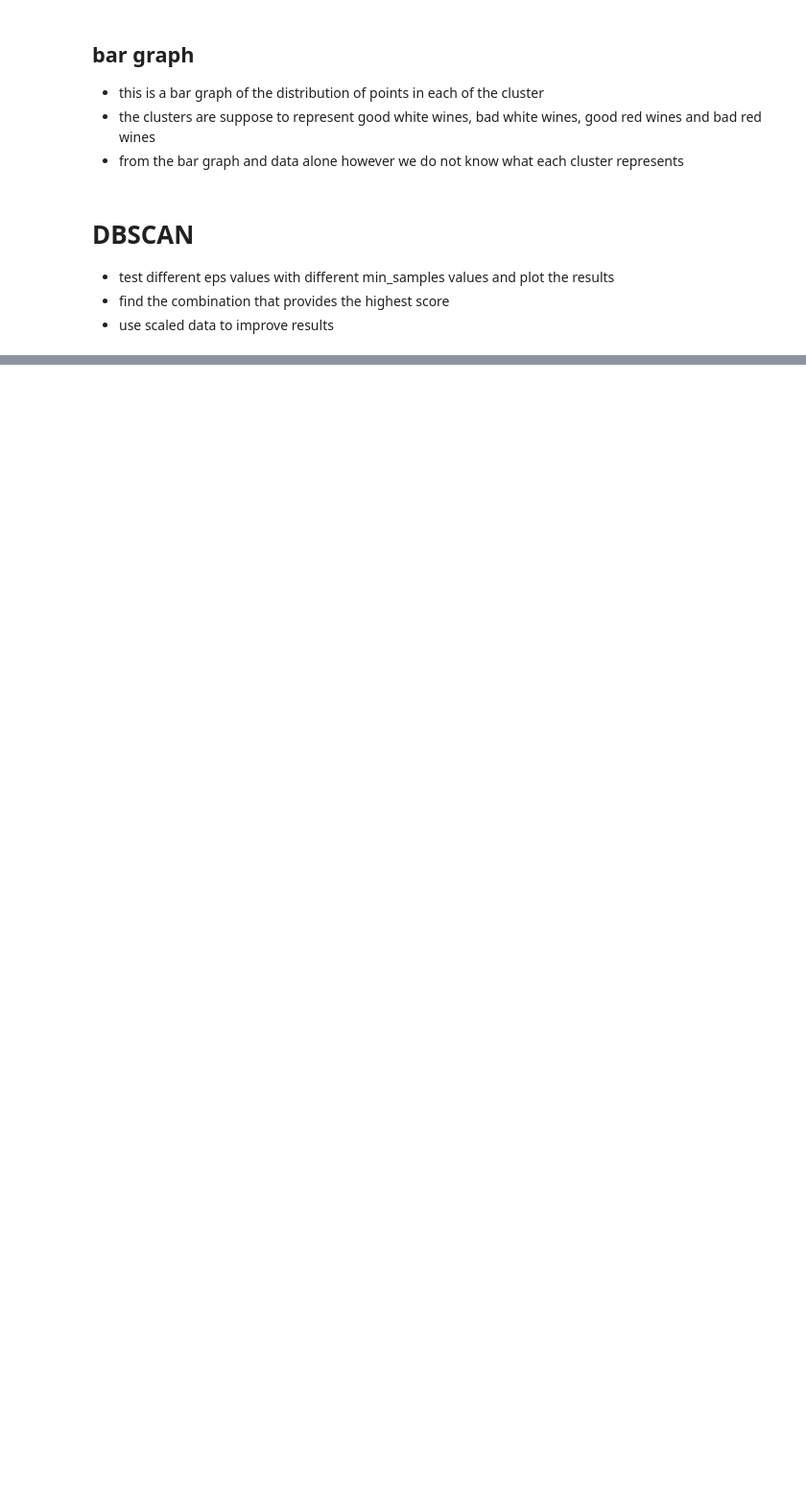
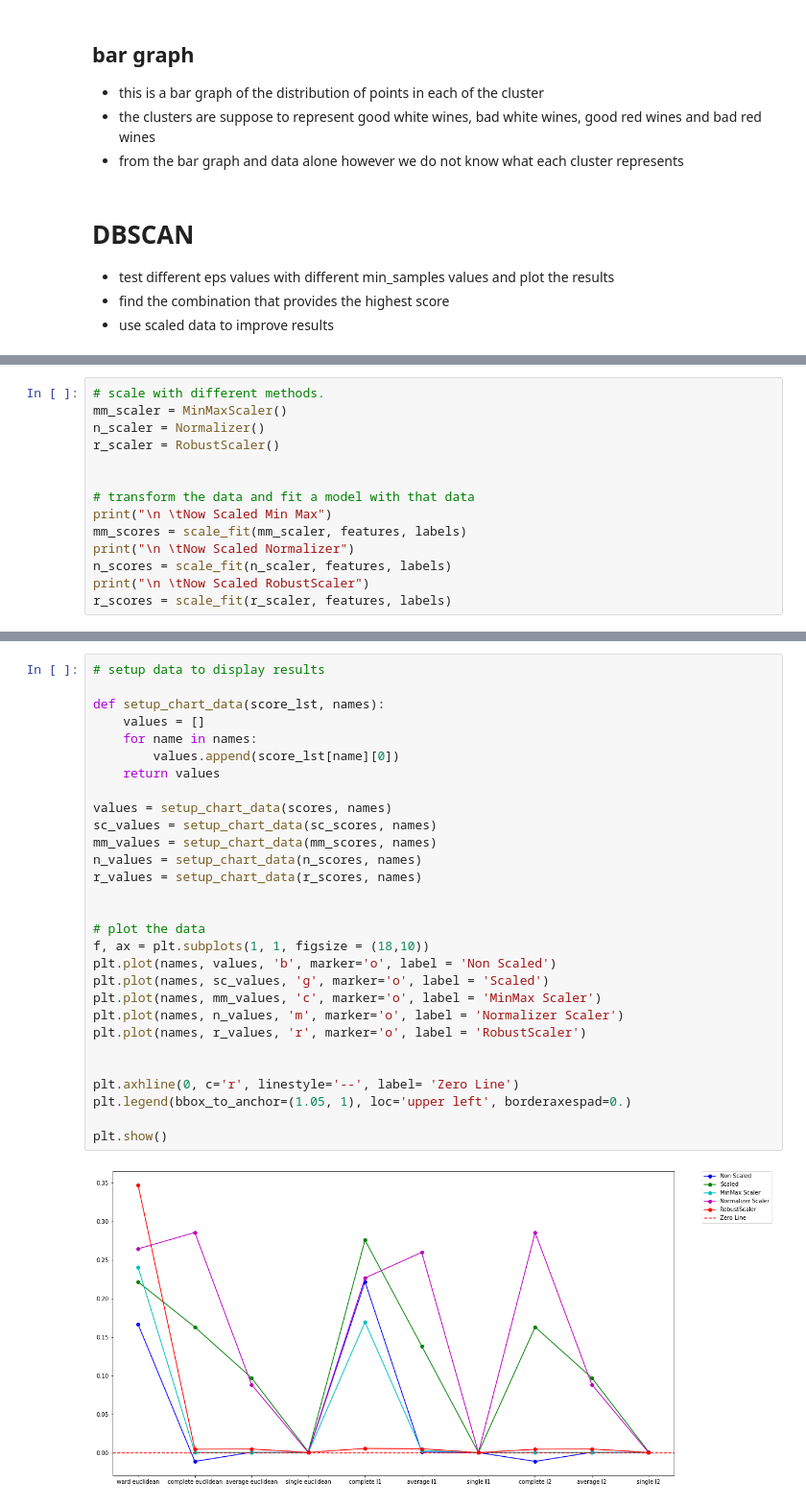
Before and after one commit to avneetgill/ensf544Project, a Jupyter notebook: Project1.2/Q3.ipynb, the cells around one changed output, grey strips where cells are left out. Shown at 96% size. Saved outputs shown, nothing was run; the diff lists cells and outputs as text; blank space fills up the shorter version.

Commit message:
combined files and added final result

```diff
--- a/Project1.2/Q3.ipynb
+++ b/Project1.2/Q3.ipynb
@@ -217,0 +320,14 @@ NameError: name 'plt' is not defined
+# %%
+# scale with different methods.
+mm_scaler = MinMaxScaler()
+n_scaler = Normalizer()
+r_scaler = RobustScaler()
+
+
+# transform the data and fit a model with that data
+print("\n \tNow Scaled Min Max")
+mm_scores = scale_fit(mm_scaler, features, labels)
+print("\n \tNow Scaled Normalizer")
+n_scores = scale_fit(n_scaler, features, labels)
+print("\n \tNow Scaled RobustScaler")
+r_scores = scale_fit(r_scaler, features, labels)
@@ -217,0 +352,31 @@ NameError: name 'plt' is not defined
+# %%
+# setup data to display results
+
+def setup_chart_data(score_lst, names):
+    values = []
+    for name in names:
+        values.append(score_lst[name][0])
+    return values
+
+values = setup_chart_data(scores, names)
+sc_values = setup_chart_data(sc_scores, names)
+mm_values = setup_chart_data(mm_scores, names)
+n_values = setup_chart_data(n_scores, names)
+r_values = setup_chart_data(r_scores, names)
+
+
+# plot the data
+f, ax = plt.subplots(1, 1, figsize = (18,10))
+plt.plot(names, values, 'b', marker='o', label = 'Non Scaled')
+plt.plot(names, sc_values, 'g', marker='o', label = 'Scaled')
+plt.plot(names, mm_values, 'c', marker='o', label = 'MinMax Scaler')
+plt.plot(names, n_values, 'm', marker='o', label = 'Normalizer Scaler')
+plt.plot(names, r_values, 'r', marker='o', label = 'RobustScaler')
+
+
+plt.axhline(0, c='r', linestyle='--', label= 'Zero Line')
+plt.legend(bbox_to_anchor=(1.05, 1), loc='upper left', borderaxespad=0.)
+
+plt.show()
+# %% [output]
+[figure, added]
```
Also changed, not shown: parts of 15 cells of this notebook.
